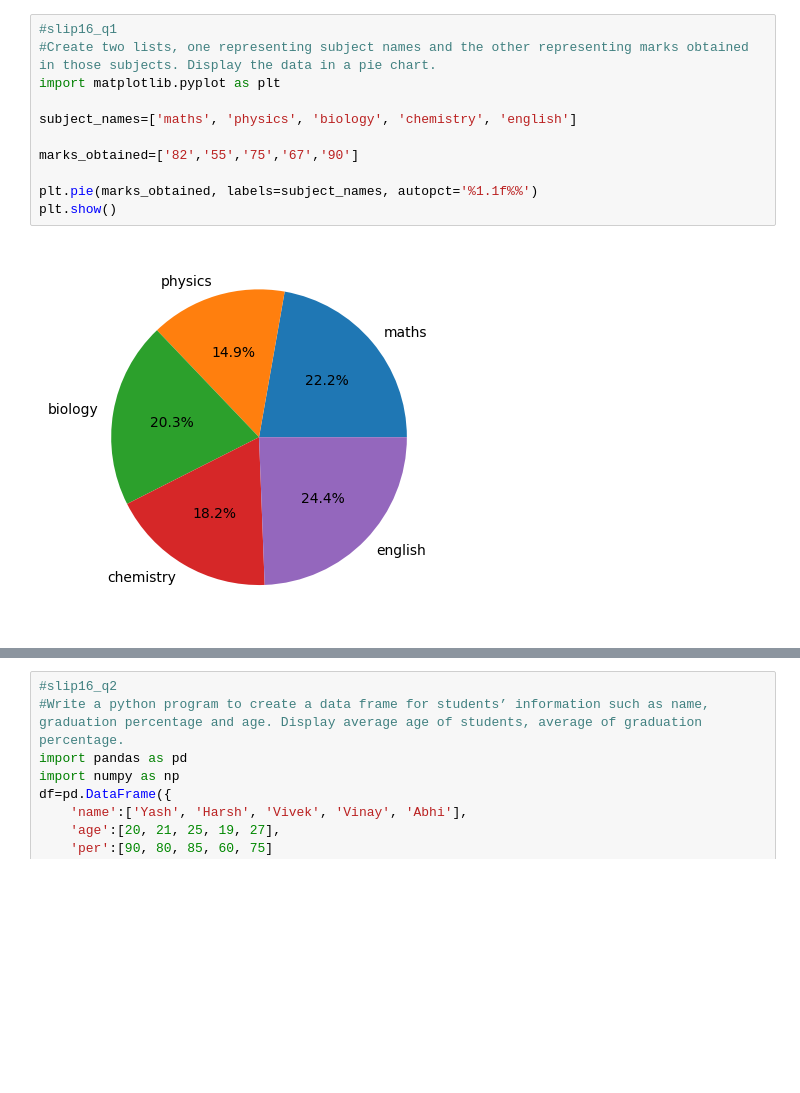
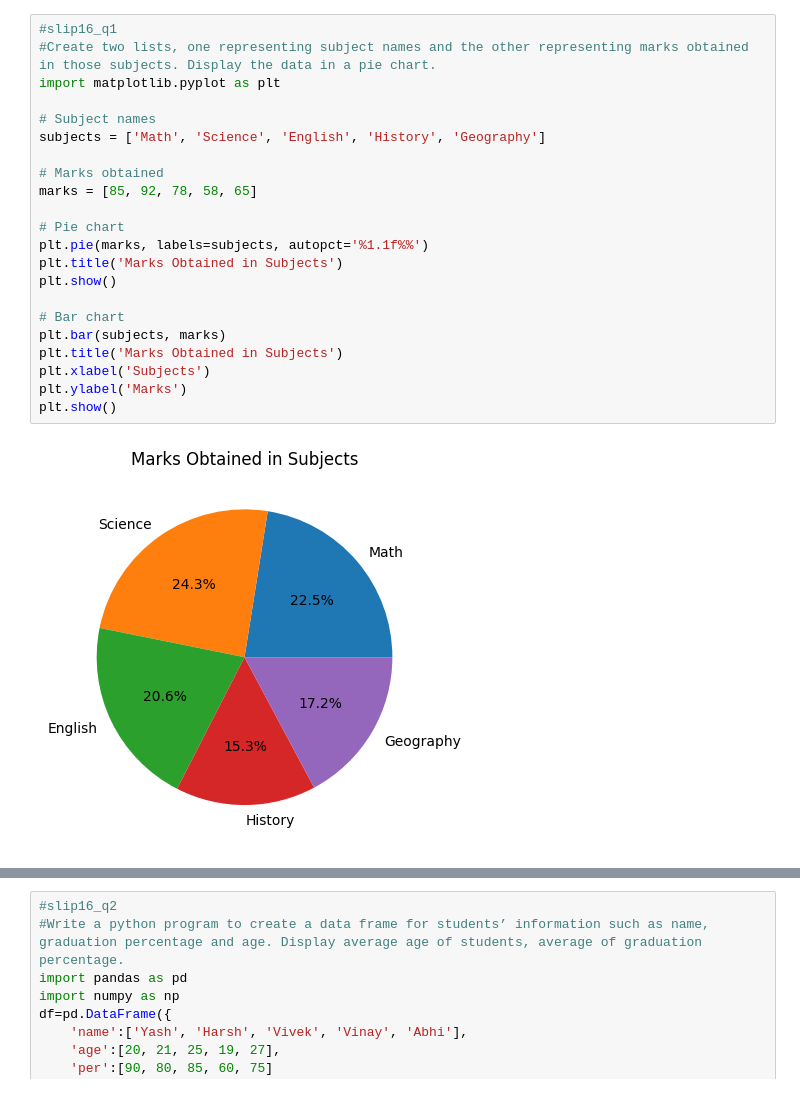
Before and after one commit to Yash-6503/FDS-Slips, a Jupyter notebook: FDS Slips/slip16.ipynb, the cells around one changed output, grey strips where cells are left out. Saved outputs shown, nothing was run; the diff lists cells and outputs as text; blank space fills up the shorter version.

```diff
--- a/FDS Slips/slip16.ipynb
+++ b/FDS Slips/slip16.ipynb
@@ -1,13 +1,24 @@
 # %%
 #slip16_q1
 #Create two lists, one representing subject names and the other representing marks obtained in those subjects. Display the data in a pie chart.
 import matplotlib.pyplot as plt
 
-subject_names=['maths', 'physics', 'biology', 'chemistry', 'english']
+# Subject names
+subjects = ['Math', 'Science', 'English', 'History', 'Geography']
 
-marks_obtained=['82','55','75','67','90']
+# Marks obtained
+marks = [85, 92, 78, 58, 65]
 
-plt.pie(marks_obtained, labels=subject_names, autopct='%1.1f%%')
+# Pie chart
+plt.pie(marks, labels=subjects, autopct='%1.1f%%')
+plt.title('Marks Obtained in Subjects')
 plt.show()
+
+# Bar chart
+plt.bar(subjects, marks)
+plt.title('Marks Obtained in Subjects')
+plt.xlabel('Subjects')
+plt.ylabel('Marks')
+plt.show()
 # %% [output]
-[figure, old version]
+[figure, new version]
```
Also changed, not shown: parts of 1 cell of this notebook, 11 other files.
